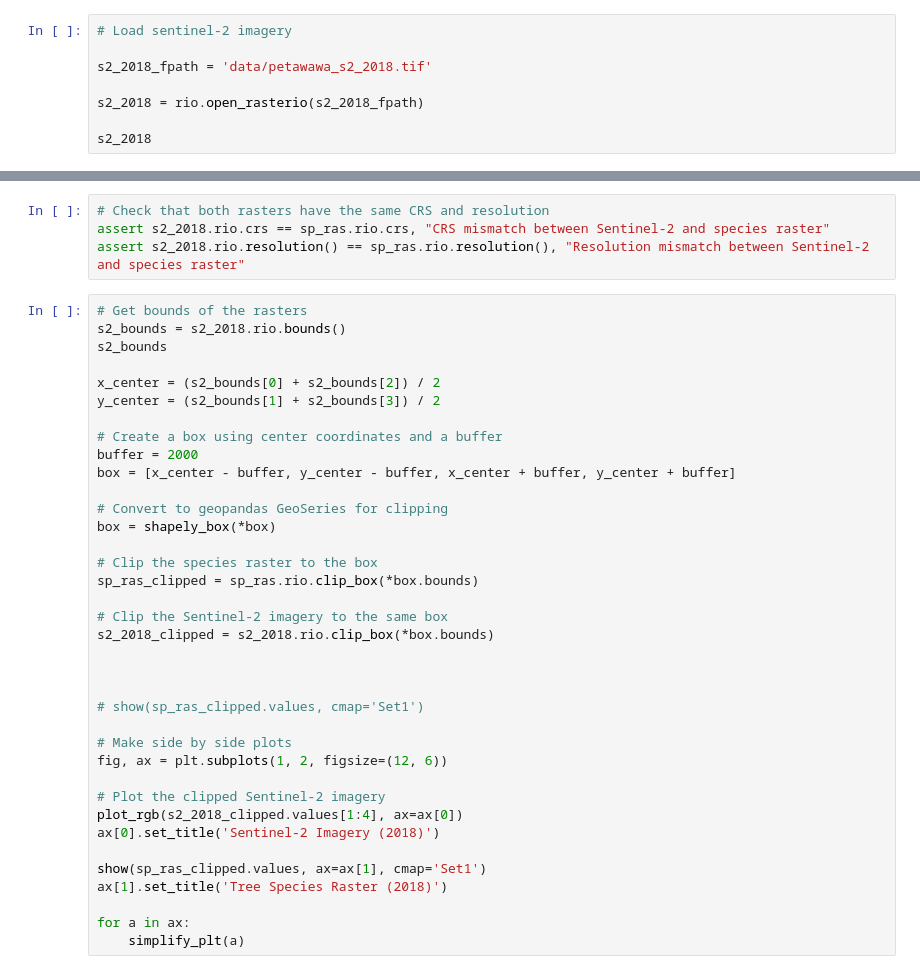
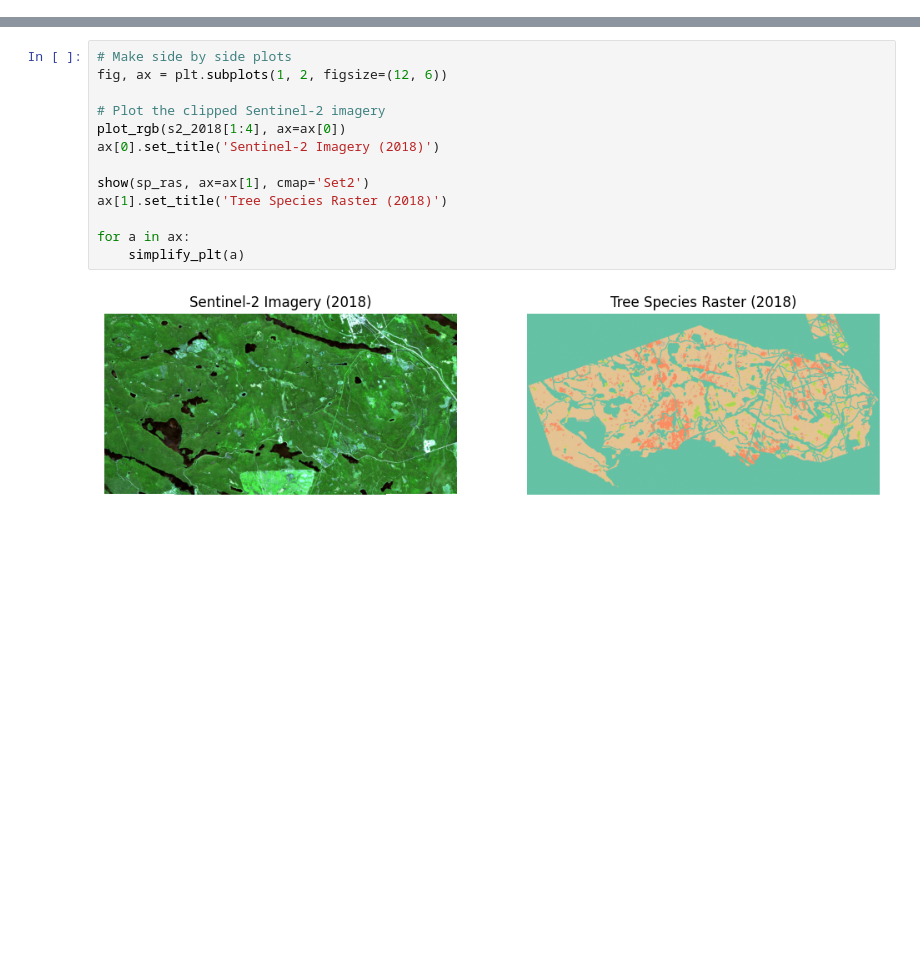
Before and after one commit to subornaa/Data-Analytics-Tutorials, a Jupyter notebook: Deep_Learning.ipynb, the cells around one changed output, grey strips where cells are left out. Saved outputs shown, nothing was run; the diff lists cells and outputs as text; blank space fills up the shorter version.

```diff
--- a/Deep_Learning.ipynb
+++ b/Deep_Learning.ipynb
@@ -52,11 +75,3 @@ def plot_rgb(rgb, ax, low_perc=1, high_perc=99):
 
     # Visualize the PRF Sentinel-2 imagery
     show(rgb, ax=ax, adjust=True)
-# %%
-# Load sentinel-2 imagery
-
-s2_2018_fpath = 'data/petawawa_s2_2018.tif'
-
-s2_2018 = rio.open_rasterio(s2_2018_fpath)
-
-s2_2018
@@ -152,41 +166,15 @@ sp_df
-# %%
-# Check that both rasters have the same CRS and resolution
-assert s2_2018.rio.crs == sp_ras.rio.crs, "CRS mismatch between Sentinel-2 and species raster"
-assert s2_2018.rio.resolution() == sp_ras.rio.resolution(), "Resolution mismatch between Sentinel-2 and species raster"
 # %%
-# Get bounds of the rasters
-s2_bounds = s2_2018.rio.bounds()
-s2_bounds
-
-x_center = (s2_bounds[0] + s2_bounds[2]) / 2
-y_center = (s2_bounds[1] + s2_bounds[3]) / 2
-
-# Create a box using center coordinates and a buffer
-buffer = 2000
-box = [x_center - buffer, y_center - buffer, x_center + buffer, y_center + buffer]
-
-# Convert to geopandas GeoSeries for clipping
-box = shapely_box(*box)
-
-# Clip the species raster to the box
-sp_ras_clipped = sp_ras.rio.clip_box(*box.bounds)
-
-# Clip the Sentinel-2 imagery to the same box
-s2_2018_clipped = s2_2018.rio.clip_box(*box.bounds)
-
-
-
-# show(sp_ras_clipped.values, cmap='Set1')
-
 # Make side by side plots
 fig, ax = plt.subplots(1, 2, figsize=(12, 6))
 
 # Plot the clipped Sentinel-2 imagery
-plot_rgb(s2_2018_clipped.values[1:4], ax=ax[0])
+plot_rgb(s2_2018[1:4], ax=ax[0])
 ax[0].set_title('Sentinel-2 Imagery (2018)')
 
-show(sp_ras_clipped.values, ax=ax[1], cmap='Set1')
+show(sp_ras, ax=ax[1], cmap='Set2')
 ax[1].set_title('Tree Species Raster (2018)')
 
 for a in ax:
     simplify_plt(a)
+# %% [output]
+[figure, added]
```
Also changed, not shown: parts of 15 cells of this notebook.
